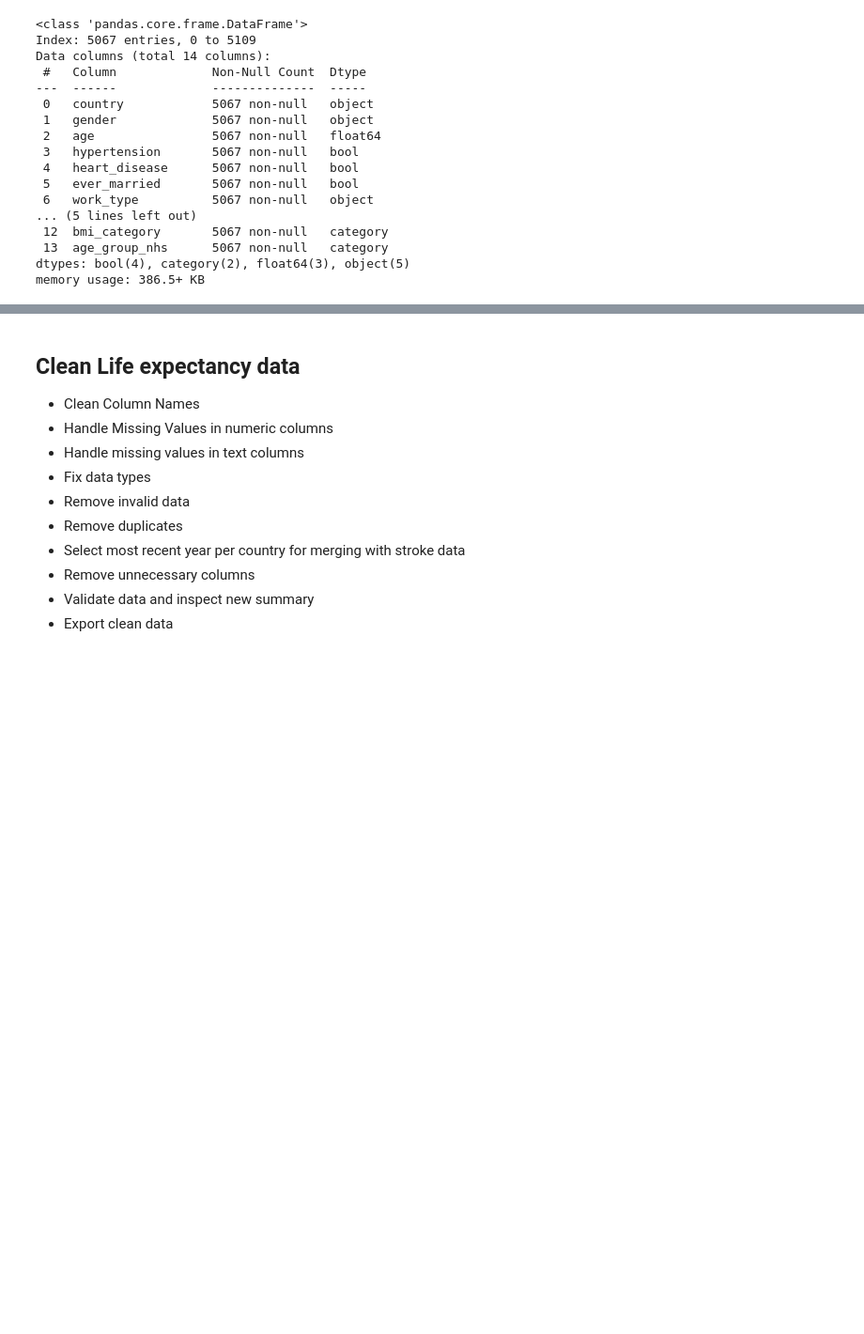
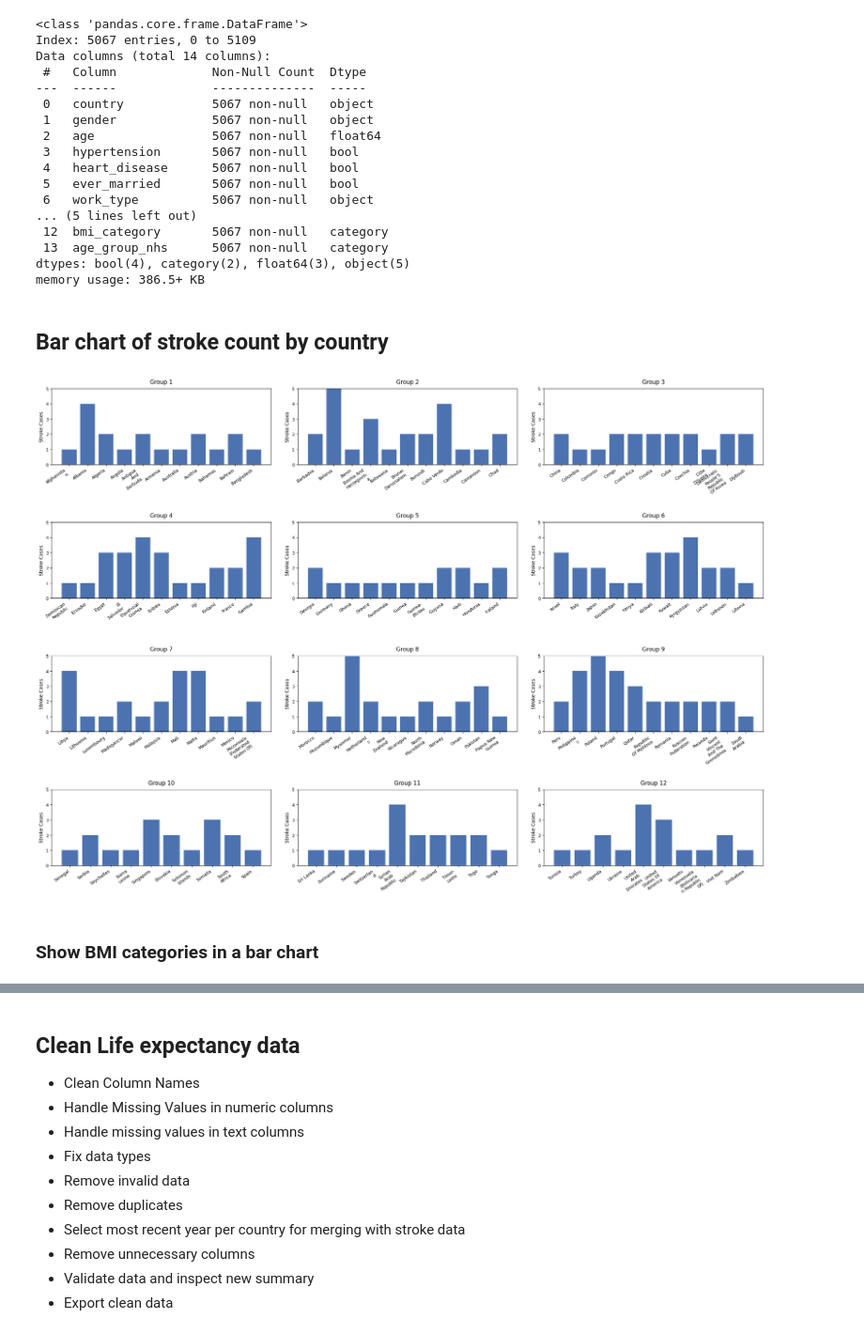
Before and after one commit to Kaznolan/Capstone_KN, a Jupyter notebook: jupyter_notebooks/2DCT.ipynb, the cells around one changed output, grey strips where cells are left out. Shown at 94% size. Saved outputs shown, nothing was run; the diff lists cells and outputs as text; code cells hidden in the pictures; blank space fills up the shorter version.

Commit message:
Changes to cleaned data notebook

```diff
--- a/jupyter_notebooks/2DCT.ipynb
+++ b/jupyter_notebooks/2DCT.ipynb
@@ -682,3 +689,69 @@ Data columns (total 14 columns):
  13  age_group_nhs      5067 non-null   category
 dtypes: bool(4), category(2), float64(3), object(5)
 memory usage: 386.5+ KB
+# %% [markdown]
+## Bar chart of stroke count by country
+# %%
+import textwrap
+import warnings
+
+# Suppress warnings
+warnings.filterwarnings("ignore")
+
+# Count stroke cases per country
+stroke_count = (
+    df_cl_stroke[df_cl_stroke['stroke'] == 1]
+    .groupby('country')
+    .size()
+    .reset_index(name='stroke_count')
+)
+
+# Sort countries alphabetically
+stroke_count = stroke_count.sort_values(by='country', ascending=True).reset_index(drop=True)
+
+# Split into 12 roughly equal groups of countries
+chunks = np.array_split(stroke_count, 12)
+
+# Create 12 subplots (4 rows × 3 columns)
+fig, axes = plt.subplots(4, 3, figsize=(22, 16))
+axes = axes.flatten()
+
+# Helper function to wrap long labels neatly
+def tidy_labels(labels, width=10):
+    """Wrap and clean up long country names."""
+    return [
+        '\n'.join(textwrap.wrap(str(l).title().replace('_', ' '), width))
+        for l in labels
+    ]
+
+# Use consistent y-axis scale across all charts
+max_y = stroke_count['stroke_count'].max()
+
+# Plot each subset of countries
+for i, chunk in enumerate(chunks):
+    wrapped_countries = tidy_labels(chunk['country'])
+    axes[i].bar(wrapped_countries, chunk['stroke_count'], color="#4C72B0")
+    axes[i].set_title(f'Group {i+1}', fontsize=12, pad=10)
+    axes[i].set_xlabel('')
+    axes[i].set_ylabel('Stroke Cases')
+    axes[i].set_ylim(0, max_y)
+
+    # Rotate and align x-axis labels for better readability
+    for label in axes[i].get_xticklabels():
+        label.set_rotation(35)
+        label.set_ha('right')
+        label.set_va('top')
+        label.set_fontsize(9)
+
+    axes[i].tick_params(axis='y', labelsize=9)
+
+# Hide any unused subplots (if <12 groups)
+for j in range(len(chunks), 12):
+    fig.delaxes(axes[j])
+
+plt.tight_layout(pad=3.0)
+plt.show()
+# %% [output]
+[figure, added]
+# %% [markdown]
+### Show BMI categories in a bar chart
```
Also changed, not shown: parts of 7 cells of this notebook.
